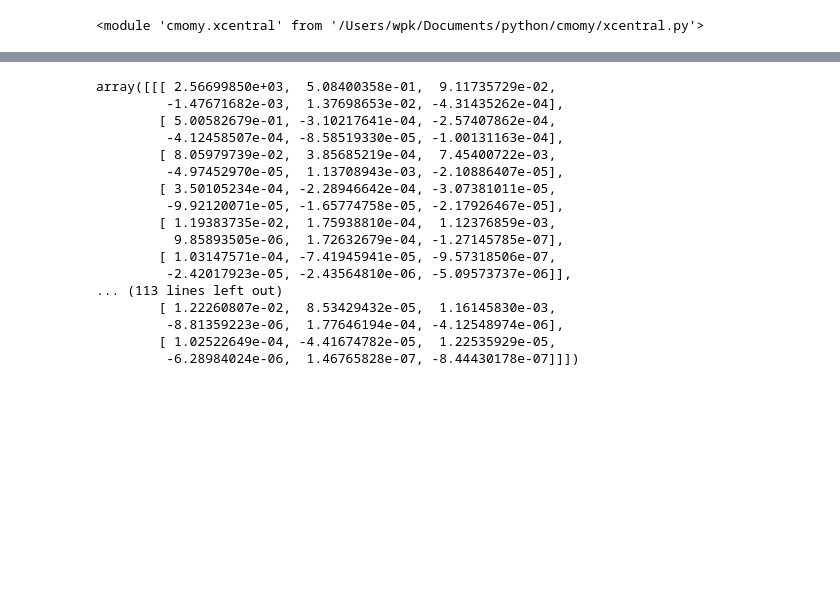
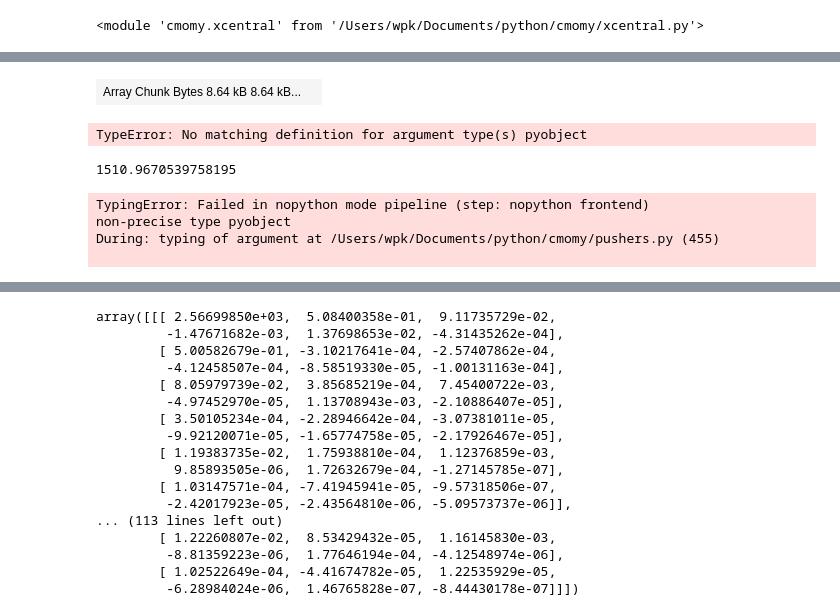
Before and after one commit to usnistgov/thermoextrap, a Jupyter notebook: examples/Untitled.ipynb, the cells around one changed output, grey strips where cells are left out. Saved outputs shown, nothing was run; the diff lists cells and outputs as text; code cells hidden in the pictures; blank space fills up the shorter version.

```diff
--- a/examples/Untitled.ipynb
+++ b/examples/Untitled.ipynb
@@ -18,6 +18,6 @@ reload(xcentral)
 # %% [output]
 <module 'cmomy.xcentral' from '/Users/wpk/Documents/python/cmomy/xcentral.py'>
 # %%
-x = np.random.rand(100, 50)
+x = np.random.rand(100, 10, 3)
 y = np.random.rand(100)
 w = np.random.rand(100)
@@ -26,4 +44,4 @@ w = np.random.rand(100)
 a = central.central_moments((x, y), (5, 5), w=w, broadcast=True)
 # %%
 #%%timeit -n 1 -r 1
-s = central.StatsAccumCov.from_vals((x, y), mom=(5,5), w=w, broadcast=True)
+s = central.StatsAccum.from_vals((x, y), mom=(5,5), w=w, broadcast=True)
@@ -31,0 +278,9 @@ sx = xcentral.xStatsAccumCov.from_vals((x, y), mom=(5,5), w=w, broadcast=True, d
+# %%
+sd = central.StatsAccum(
+    dask.array.zeros_like(s.data),
+    #np.zeros_like(s.data),
+    mom_len=2)
+# %%
+sd._data_flat
+# %% [output]
+| Array Chunk Bytes 8.64 kB 8.64 kB... |  |
@@ -31,0 +303,15 @@ sx = xcentral.xStatsAccumCov.from_vals((x, y), mom=(5,5), w=w, broadcast=True, d
+# %%
+func(sd._data_flat)
+# %% [output]
+TypeError: No matching definition for argument type(s) pyobject
+# %%
+func(s._data_flat)
+# %% [output]
+1510.9670539758195
+# %%
+sd.push_vals((xd, yd), w=wd, broadcast=True)
+# %% [output]
+TypingError: Failed in nopython mode pipeline (step: nopython frontend)
+non-precise type pyobject
+During: typing of argument at /Users/wpk/Documents/python/cmomy/pushers.py (455)
+
```
Also changed, not shown: parts of 68 cells of this notebook, 10 other files.
